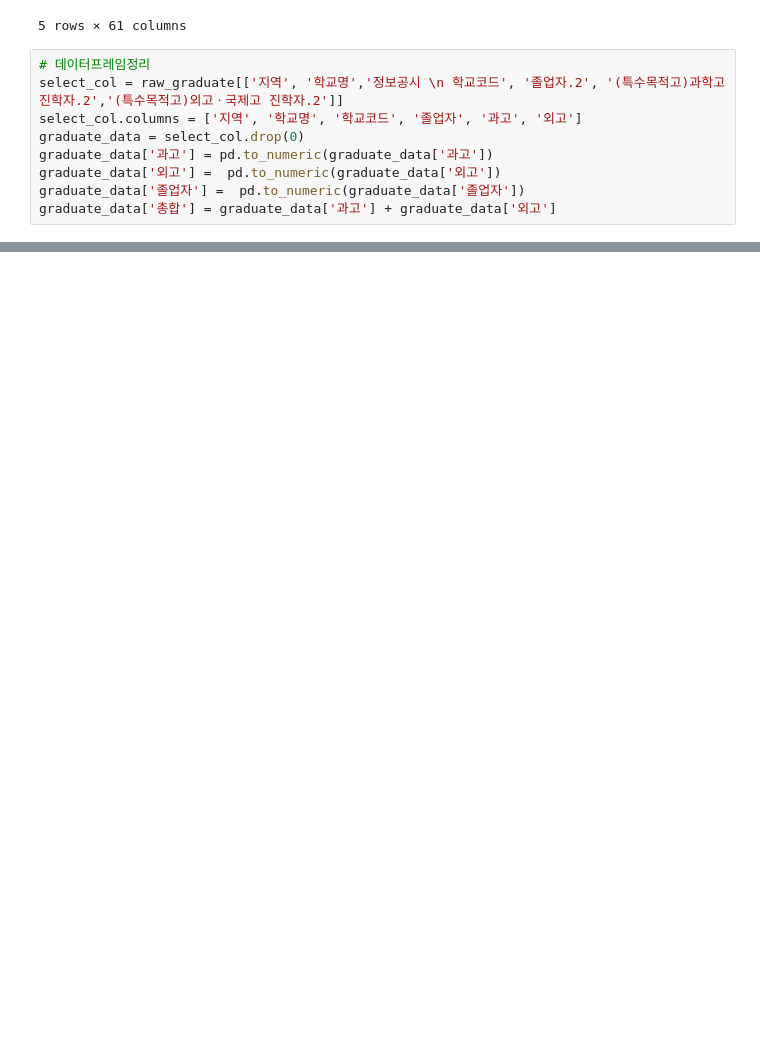
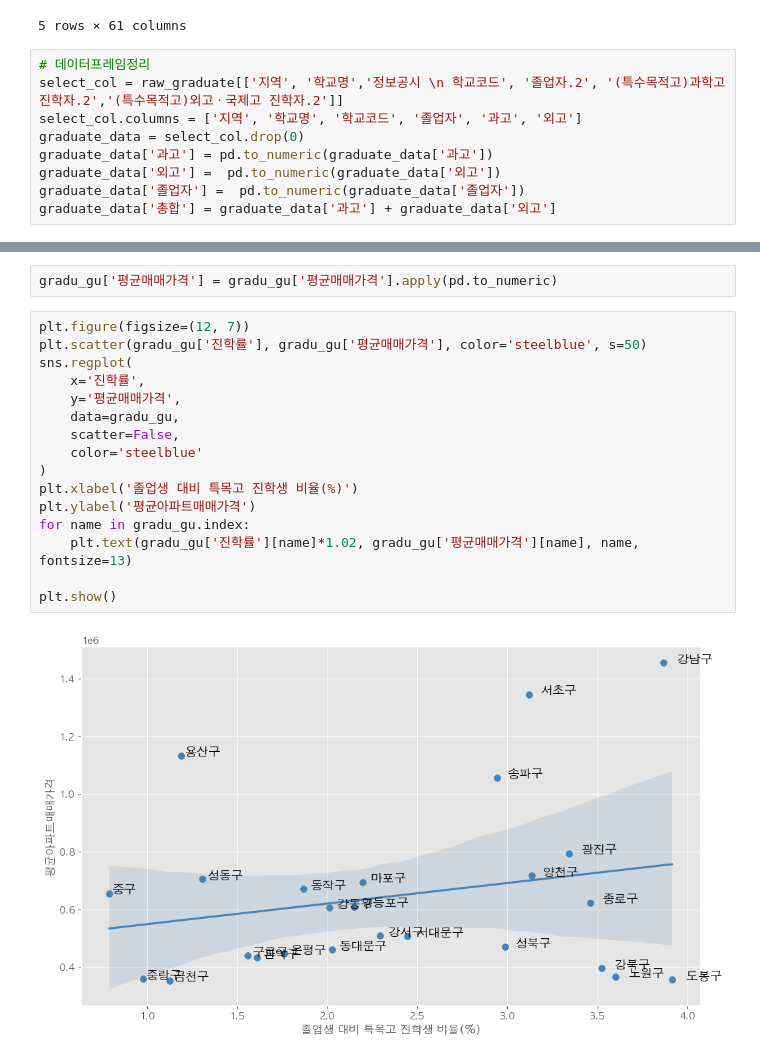
Before and after one commit to junhyeok0703/estate_DA_book, a Jupyter notebook: 챕터4.1.ipynb, the cells around one changed output, grey strips where cells are left out. Drawn from its saved outputs; the diff is of its cells as text; blank space fills up the shorter version.

```diff
--- a/챕터4.1.ipynb
+++ b/챕터4.1.ipynb
@@ -91,0 +376,20 @@ graduate_data['구군'] = graduate_data['지역'].dropna().apply(lambda x: x.spl
+# %%
+gradu_gu['평균매매가격'] = gradu_gu['평균매매가격'].apply(pd.to_numeric)
+# %%
+plt.figure(figsize=(12, 7))
+plt.scatter(gradu_gu['진학률'], gradu_gu['평균매매가격'], color='steelblue', s=50)
+sns.regplot(
+    x='진학률',
+    y='평균매매가격',
+    data=gradu_gu,
+    scatter=False,
+    color='steelblue'
+)
+plt.xlabel('졸업생 대비 특목고 진학생 비율(%)')
+plt.ylabel('평균아파트매매가격')
+for name in gradu_gu.index:
+    plt.text(gradu_gu['진학률'][name]*1.02, gradu_gu['평균매매가격'][name], name, fontsize=13)
+
+plt.show()
+# %% [output]
+[figure, added]
```
Also changed, not shown: parts of 32 cells of this notebook, 8 other files.
